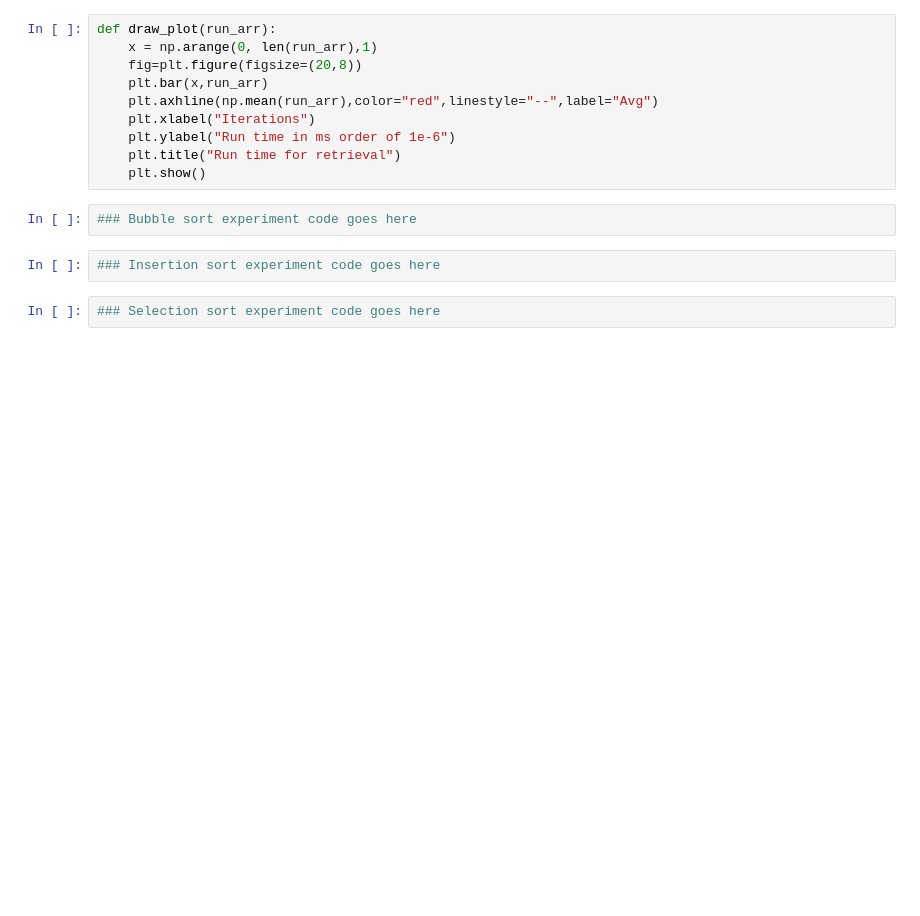
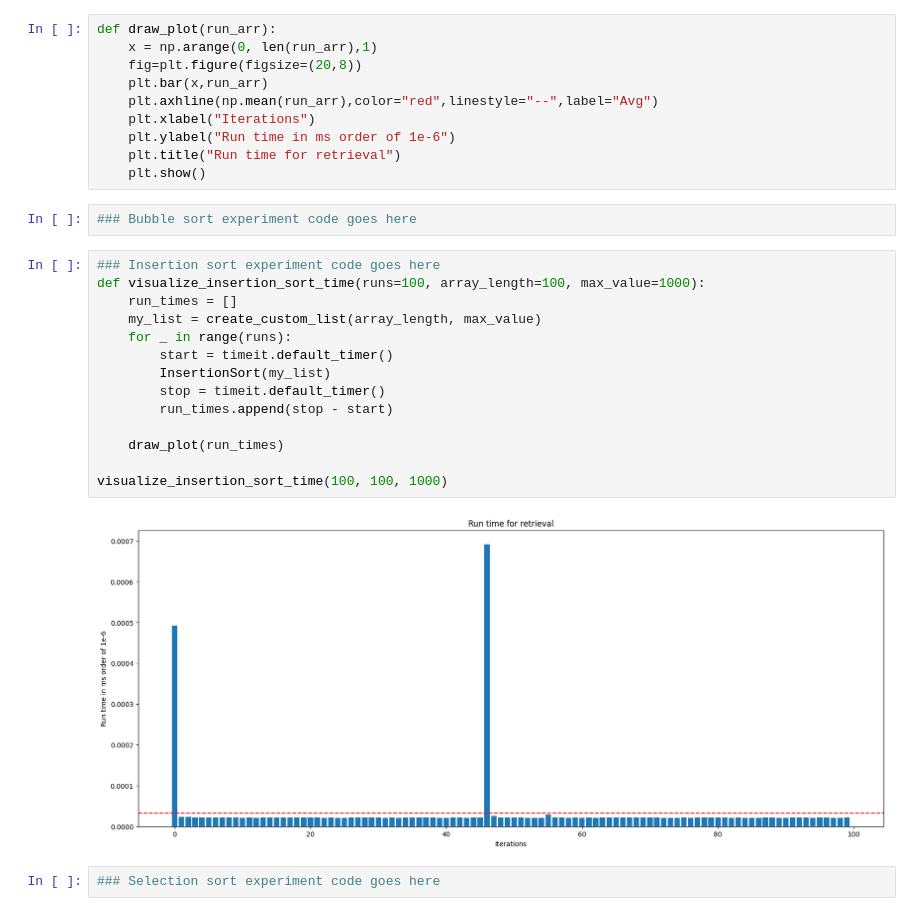
Before and after one commit to sashamrobinson/2XC3Labs, a Jupyter notebook: Lab_II.ipynb, the cells around one changed output. Drawn from its saved outputs; the diff is of its cells as text; blank space fills up the shorter version.

Commit message:
Insertion sort Part A

```diff
--- a/Lab_II.ipynb
+++ b/Lab_II.ipynb
@@ -77,8 +77,22 @@ def draw_plot(run_arr):
     plt.show()
 # %%
 ### Bubble sort experiment code goes here
-# %%
-### Insertion sort experiment code goes here
+# %%
+### Insertion sort experiment code goes here
+def visualize_insertion_sort_time(runs=100, array_length=100, max_value=1000):
+    run_times = []
+    my_list = create_custom_list(array_length, max_value)
+    for _ in range(runs):
+        start = timeit.default_timer()
+        InsertionSort(my_list)
+        stop = timeit.default_timer()
+        run_times.append(stop - start)
+
+    draw_plot(run_times)
+
+visualize_insertion_sort_time(100, 100, 1000)
+# %% [output]
+[figure, added]
 # %%
 ### Selection sort experiment code goes here
 # %% [markdown]
```
Also changed, not shown: parts of 2 cells of this notebook.
